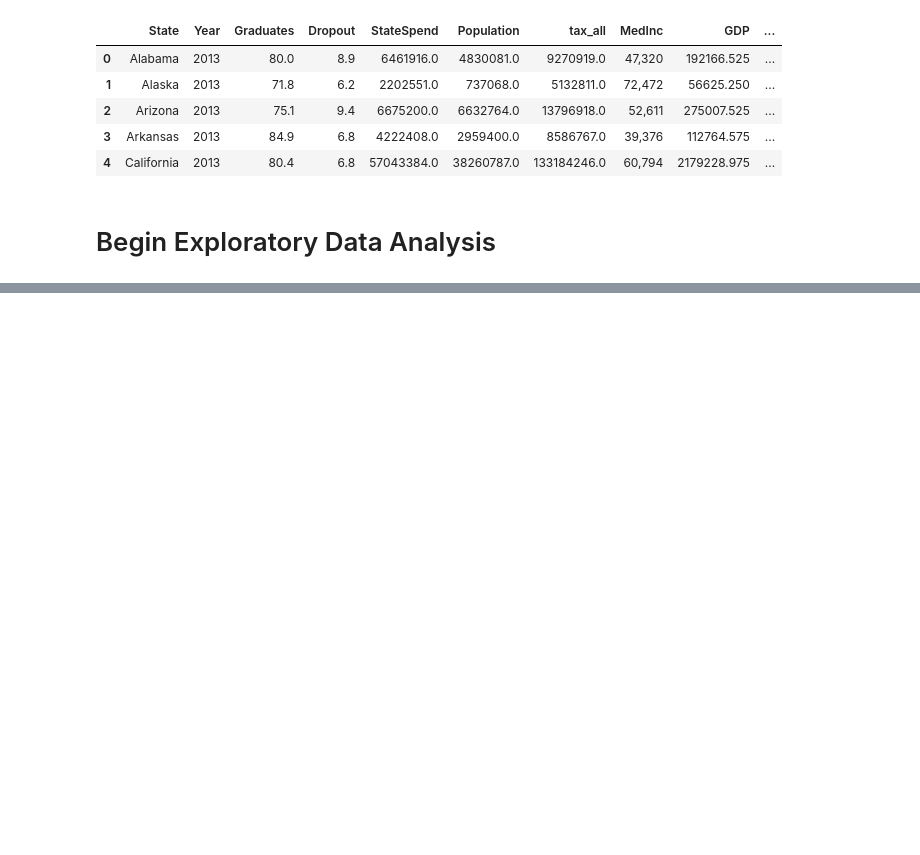
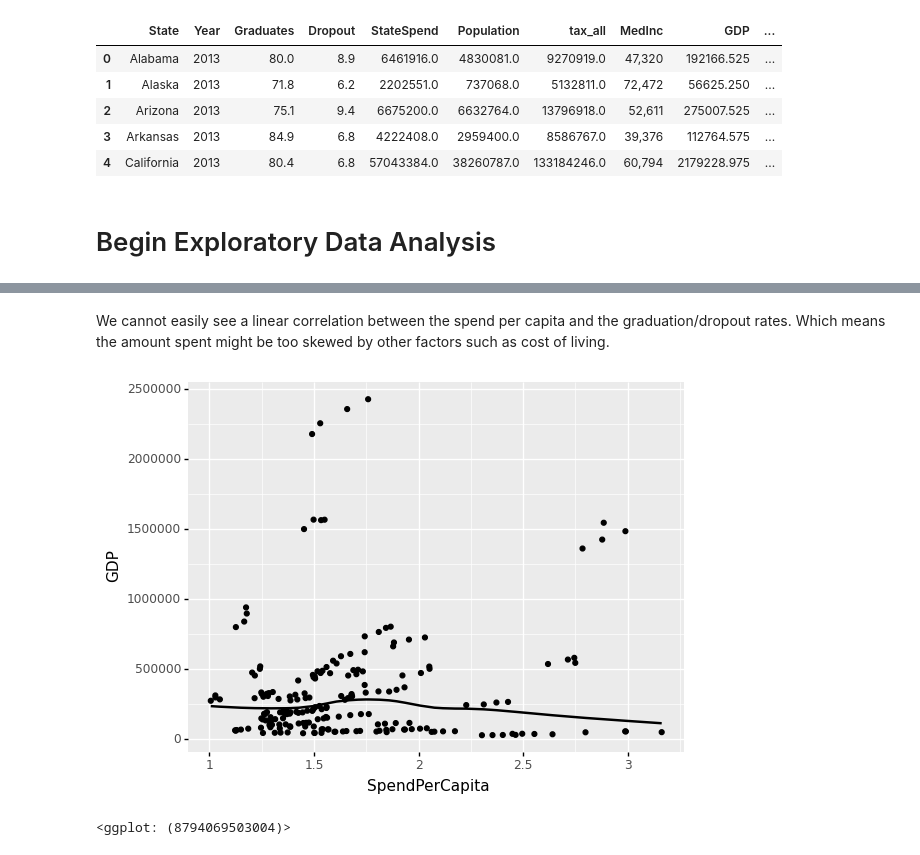
Before and after one commit to shayleelaura/Independent_Capstone, a Jupyter notebook: State Student Spending Case Study.ipynb, the cells around one changed output, grey strips where cells are left out. Saved outputs shown, nothing was run; the diff lists cells and outputs as text; code cells hidden in the pictures; blank space fills up the shorter version.

```diff
--- a/State Student Spending Case Study.ipynb
+++ b/State Student Spending Case Study.ipynb
@@ -663,0 +711,7 @@ keyYears.head()
+# %% [markdown]
+We cannot easily see a linear correlation between the spend per capita and the graduation/dropout rates. Which means the amount spent might be too skewed by other factors such as cost of living.
+# %%
+ggplot(keyYears, aes(x = 'SpendPerCapita', y = 'GDP')) + geom_point(stat = 'identity') + stat_smooth()
+# %% [output]
+[figure, added]
+<ggplot: (8794069503004)>
```
Also changed, not shown: parts of 12 cells of this notebook.
